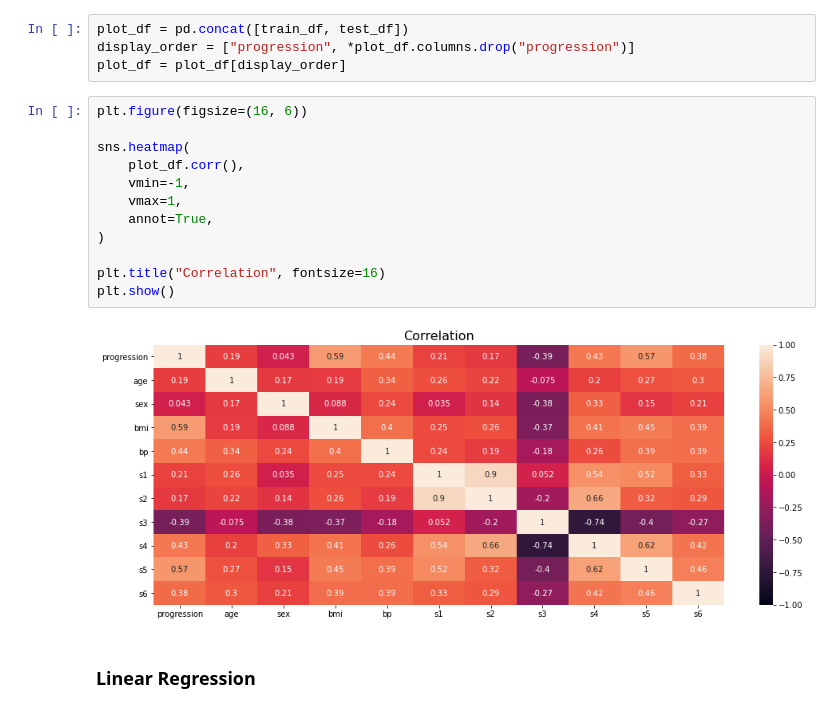
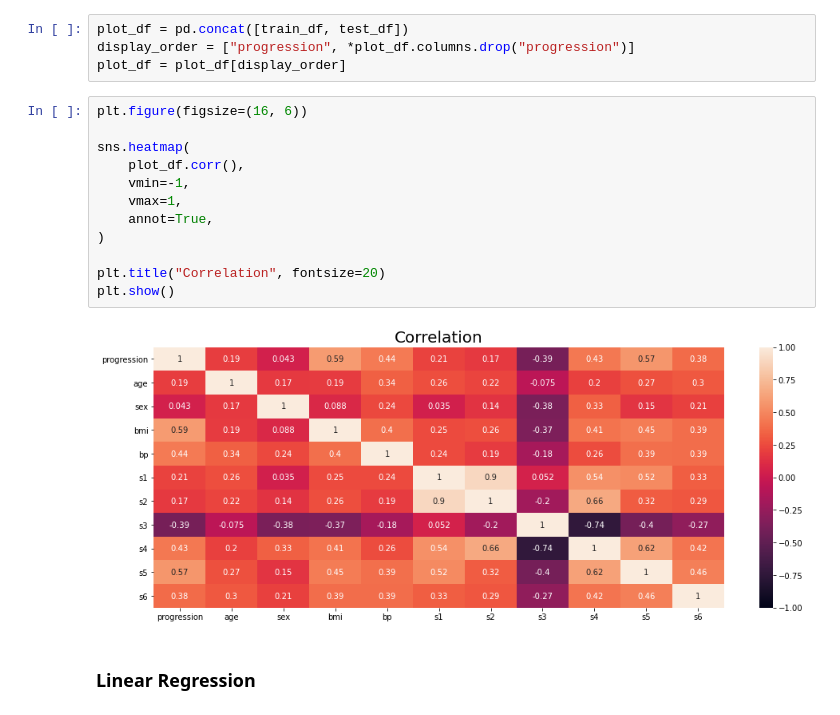
Before and after one commit to edkrueger/lasso-demo, a Jupyter notebook: notebooks/1-pratical.ipynb, the cells around one changed output. Saved outputs shown, nothing was run; the diff lists cells and outputs as text.

```diff
--- a/notebooks/1-pratical.ipynb
+++ b/notebooks/1-pratical.ipynb
@@ -41,17 +41,17 @@ plot_df = plot_df[display_order]
 # %%
 plt.figure(figsize=(16, 6))
 
 sns.heatmap(
     plot_df.corr(),
     vmin=-1,
     vmax=1,
     annot=True,
 )
 
-plt.title("Correlation", fontsize=16)
+plt.title("Correlation", fontsize=20)
 plt.show()
 # %% [output]
-[figure, old version]
+[figure, new version]
 # %% [markdown]
 ### Linear Regression
 # %%
```
Also changed, not shown: parts of 1 cell of this notebook, 1 other file.
